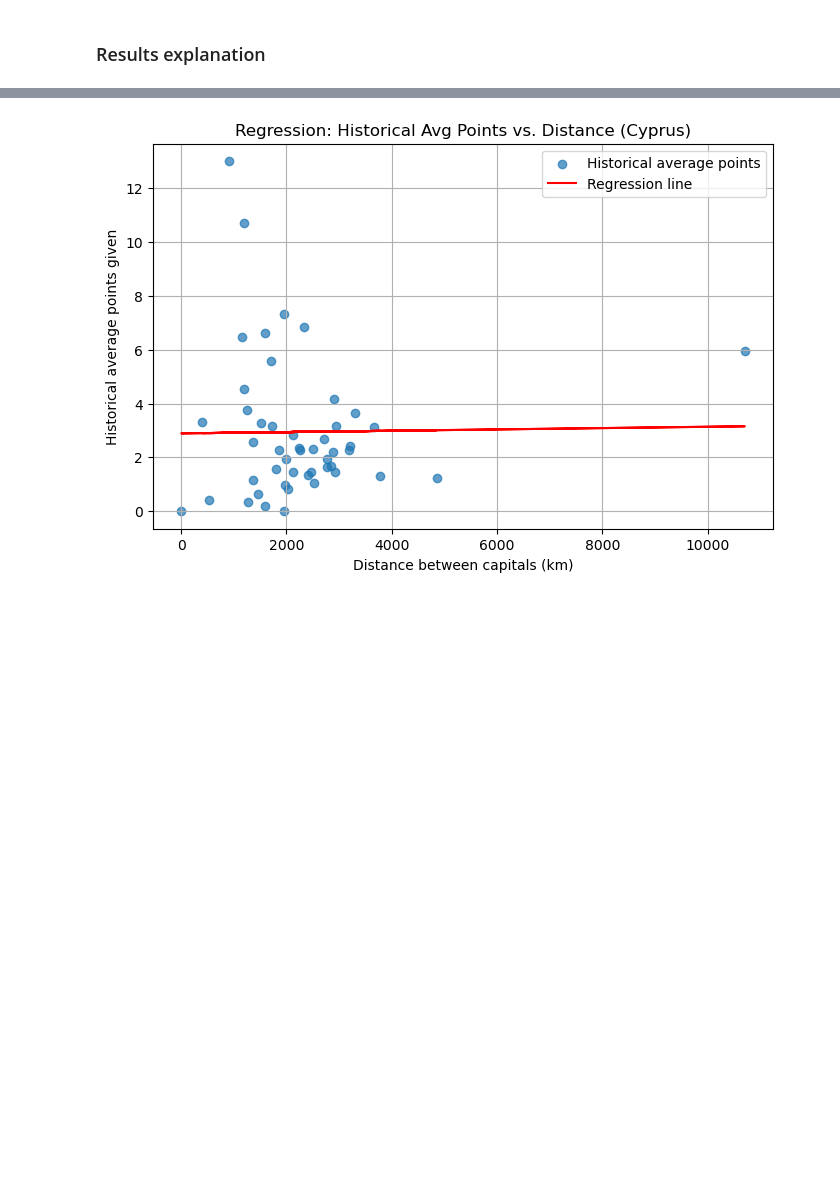
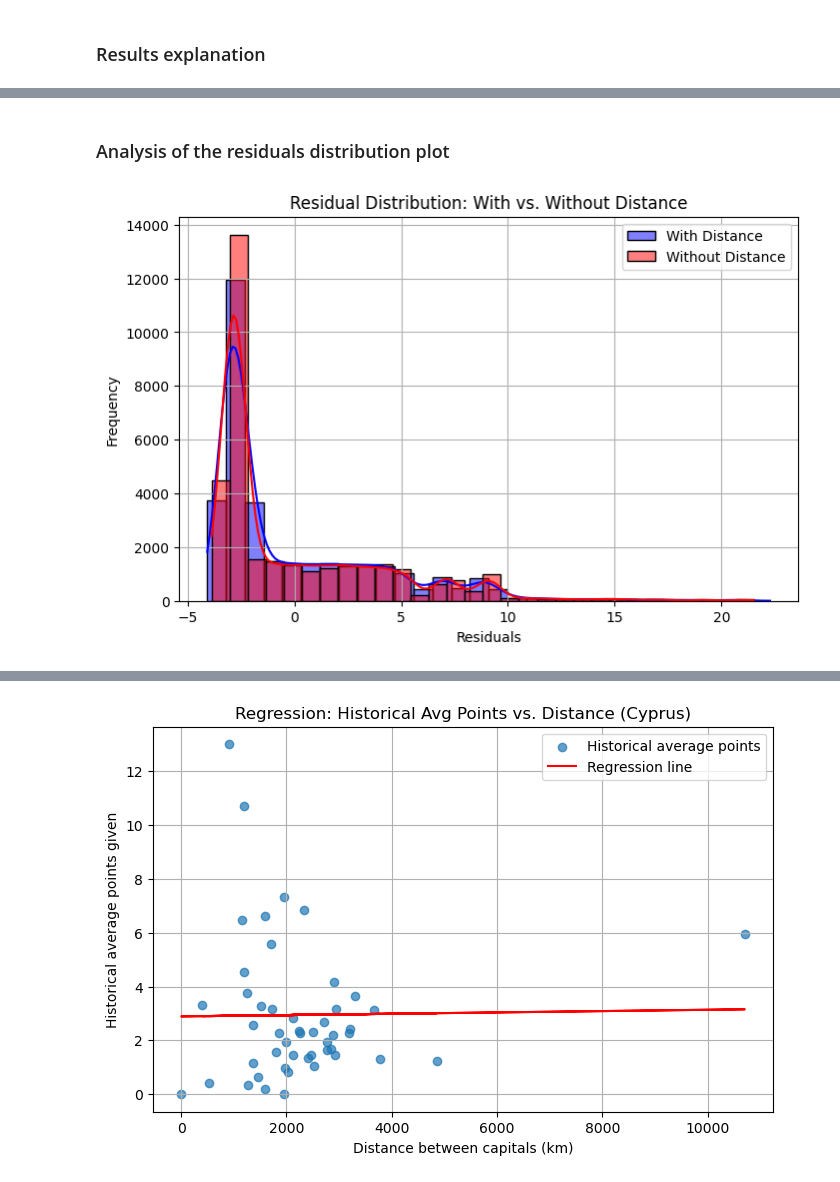
Before and after one commit to kluedemann/eurovision-voting-analysis, a Jupyter notebook: src/linear_regression.ipynb, the cells around one changed output, grey strips where cells are left out. Cells and saved outputs as stored; diff of their text form; code cells hidden in the pictures; blank space fills up the shorter version.

```diff
--- a/src/linear_regression.ipynb
+++ b/src/linear_regression.ipynb
@@ -98,0 +154,7 @@ While distance has a small but significant negative impact on points awarded, th
+# %%
+X_full = filtered_data[['distance', 'GDP_Difference', 'dice_genre', 'dice_artists']]
+X_full = sm.add_constant(X_full)
+Y = filtered_data['total_points']
+
+model_full = sm.OLS(Y, X_full).fit()
+print("Regression including distance:\n", model_full.summary())
@@ -98,0 +220,6 @@ While distance has a small but significant negative impact on points awarded, th
+# %%
+X_no_distance = filtered_data[['GDP_Difference', 'dice_genre', 'dice_artists']]
+X_no_distance = sm.add_constant(X_no_distance)
+
+model_no_distance = sm.OLS(Y, X_no_distance).fit()
+print("\nRegression without distance:\n", model_no_distance.summary())
@@ -98,0 +252,18 @@ While distance has a small but significant negative impact on points awarded, th
+# %% [markdown]
+### Analysis of the residuals distribution plot
+# %%
+residuals_full = model_full.resid
+residuals_no_distance = model_no_distance.resid
+
+plt.figure(figsize=(8, 5))
+sns.histplot(residuals_full, bins=30, color='blue', alpha=0.5, label="With Distance", kde=True)
+sns.histplot(residuals_no_distance, bins=30, color='red', alpha=0.5, label="Without Distance", kde=True)
+plt.xlabel("Residuals")
+plt.ylabel("Frequency")
+plt.title("Residual Distribution: With vs. Without Distance")
+plt.legend()
+plt.grid(True)
+plt.savefig("../plots/linear_regression/residuals.png")
+plt.show()
+# %% [output]
+[figure, added]
```
Also changed, not shown: parts of 32 cells of this notebook, 3 other files.
